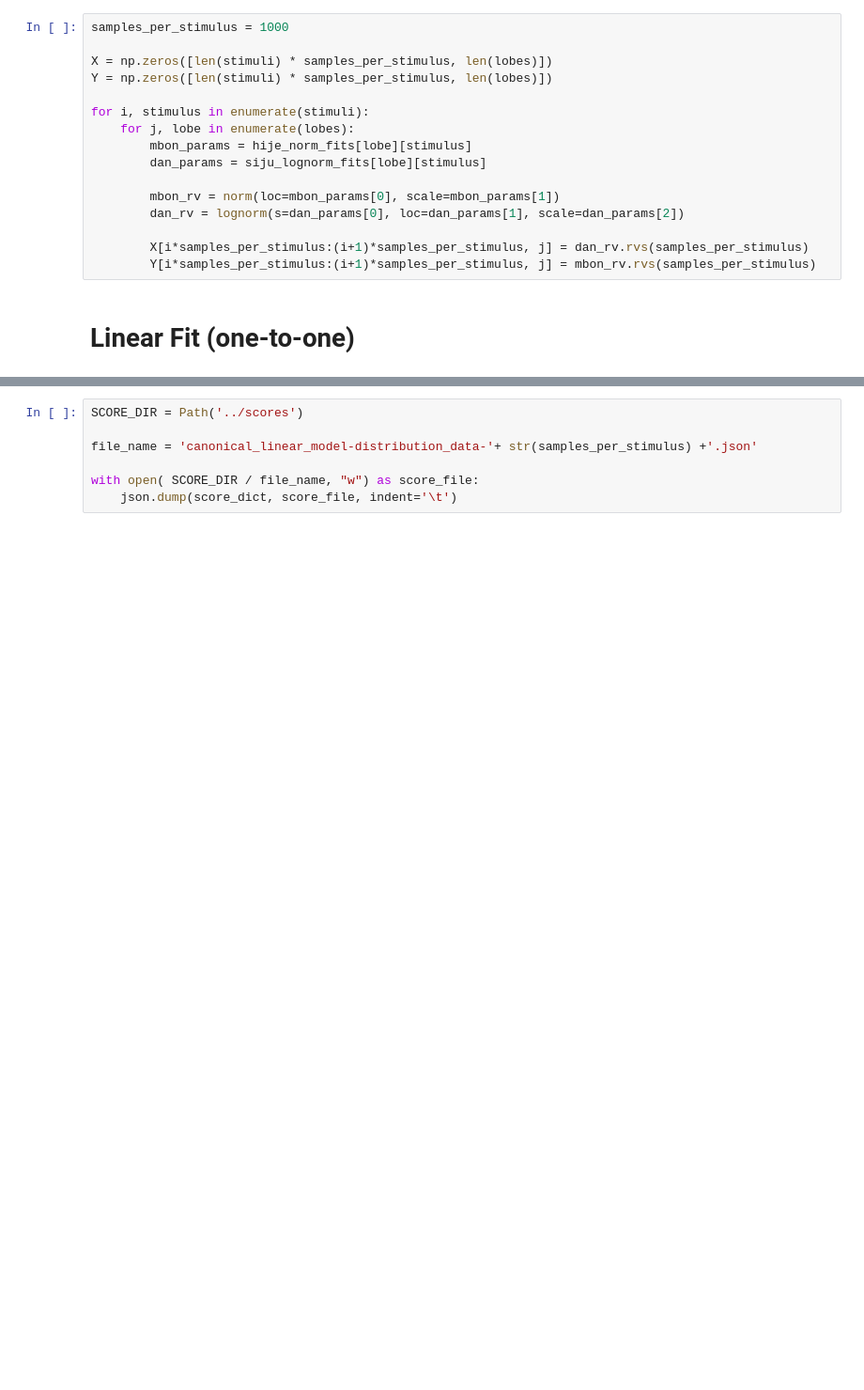
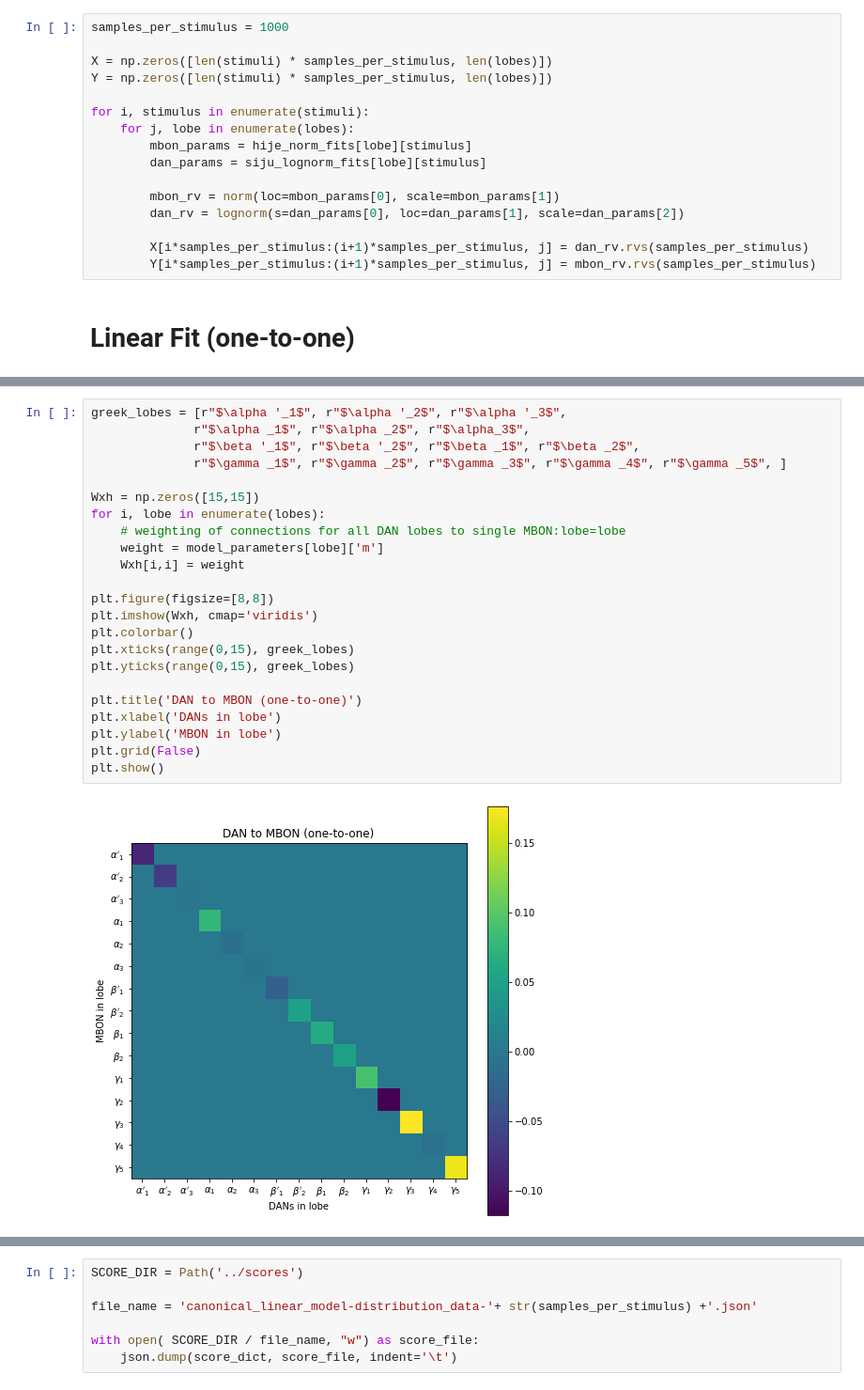
Before and after one commit to Jake-Jay/mushroom-body-models, a Jupyter notebook: notebooks/linear-models-sampled-data.ipynb, the cells around one changed output, grey strips where cells are left out. Shown at 94% size. Saved outputs shown, nothing was run; the diff lists cells and outputs as text; blank space fills up the shorter version.

```diff
--- a/notebooks/linear-models-sampled-data.ipynb
+++ b/notebooks/linear-models-sampled-data.ipynb
@@ -130,3 +128,28 @@ if samples_per_stimulus < 60:
+# %%
+greek_lobes = [r"$\alpha '_1$", r"$\alpha '_2$", r"$\alpha '_3$",
+              r"$\alpha _1$", r"$\alpha _2$", r"$\alpha_3$",
+              r"$\beta '_1$", r"$\beta '_2$", r"$\beta _1$", r"$\beta _2$",
+              r"$\gamma _1$", r"$\gamma _2$", r"$\gamma _3$", r"$\gamma _4$", r"$\gamma _5$", ]
+
+Wxh = np.zeros([15,15])
+for i, lobe in enumerate(lobes):
+    # weighting of connections for all DAN lobes to single MBON:lobe=lobe
+    weight = model_parameters[lobe]['m']
+    Wxh[i,i] = weight
+
+plt.figure(figsize=[8,8])
+plt.imshow(Wxh, cmap='viridis')
+plt.colorbar()
+plt.xticks(range(0,15), greek_lobes)
+plt.yticks(range(0,15), greek_lobes)
+
+plt.title('DAN to MBON (one-to-one)')
+plt.xlabel('DANs in lobe')
+plt.ylabel('MBON in lobe')
+plt.grid(False)
+plt.show()
+# %% [output]
+[figure, added]
 # %%
 print(f'Mean score: {np.mean(list(score_dict.values()))}')
 # %% [output]
```
Also changed, not shown: parts of 4 cells of this notebook, 7 other files.
